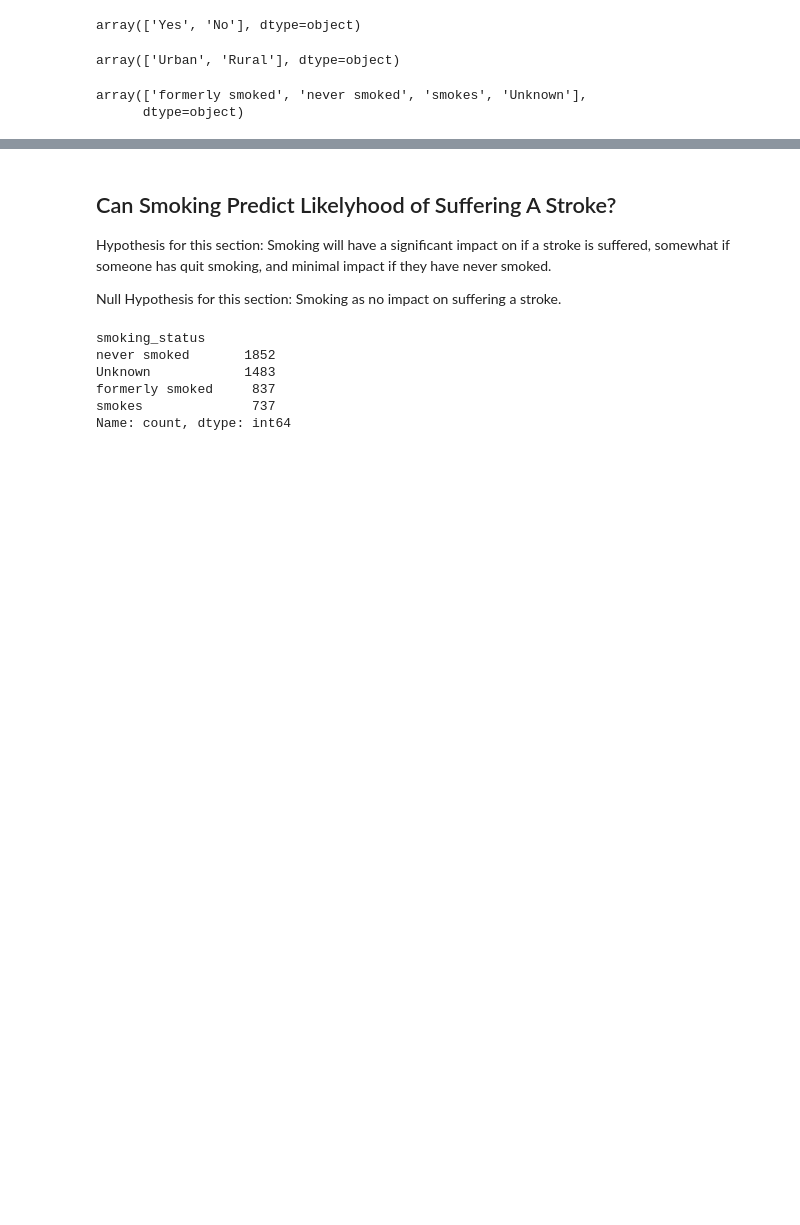
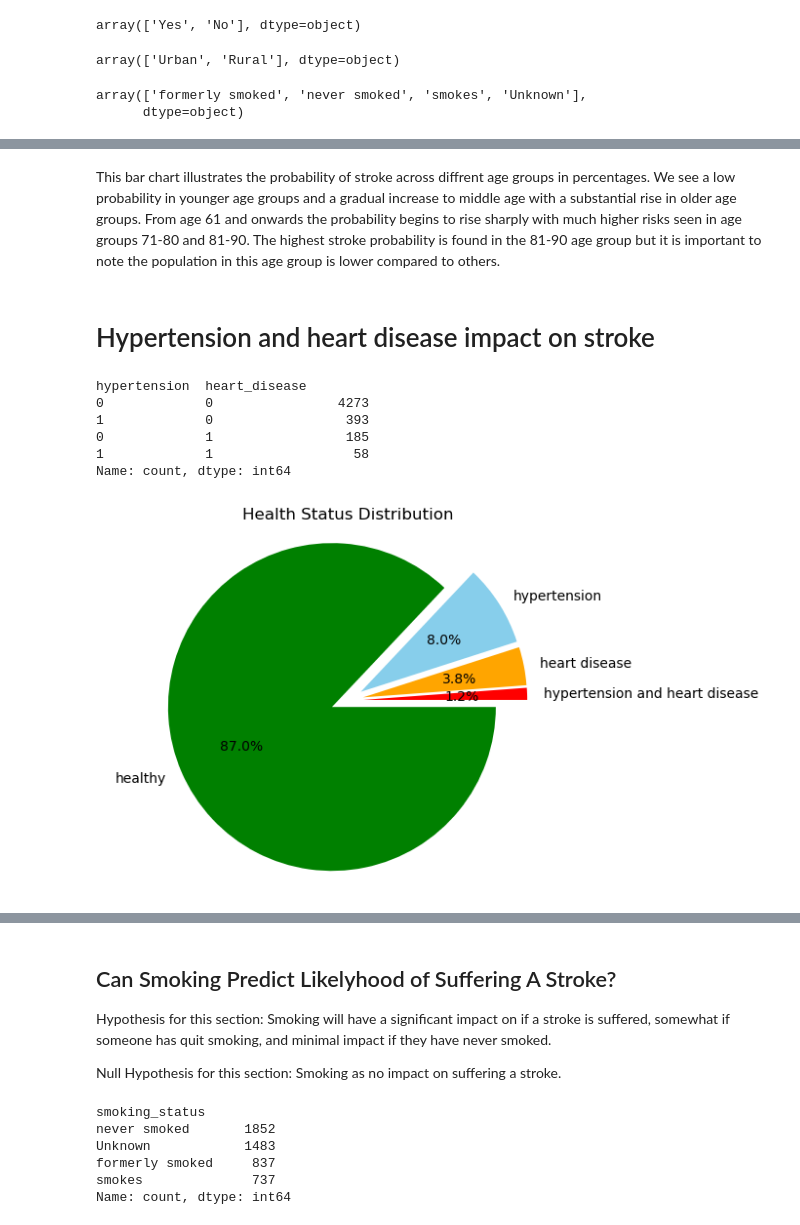
Before and after one commit to talazubi/project-1, a Jupyter notebook: project-1/cleaned_stroke_df.ipynb, the cells around one changed output, grey strips where cells are left out. Saved outputs shown, nothing was run; the diff lists cells and outputs as text; code cells hidden in the pictures; blank space fills up the shorter version.

```diff
--- a/project-1/cleaned_stroke_df.ipynb
+++ b/project-1/cleaned_stroke_df.ipynb
@@ -129,0 +264,27 @@ array(['formerly smoked', 'never smoked', 'smokes', 'Unknown'],
+# %% [markdown]
+This bar chart illustrates the probability of stroke across diffrent age groups in percentages. We see a low probability in younger age groups and a gradual increase to middle age with a substantial rise in older age groups. From age 61 and onwards the probability begins to rise sharply with much higher risks seen in age groups 71-80 and 81-90. The highest stroke probability is found in the 81-90 age group but it is important to note the population in this age group is lower compared to others.
+# %% [markdown]
+# Hypertension and heart disease impact on stroke
+# %%
+# check the hypertension and heart_disease columns value count summary
+stroke_predictive[["hypertension","heart_disease"]].value_counts()
+# %% [output]
+hypertension  heart_disease
+0             0                4273
+1             0                 393
+0             1                 185
+1             1                  58
+Name: count, dtype: int64
+# %%
+#creating a pie chart to visualize the health status distribution based on the conditions of hypertension and heart disease.
+labels=["hypertension and heart disease","heart disease","hypertension","healthy"]
+sizes=stroke_predictive[["hypertension","heart_disease"]].value_counts().sort_values(ascending=True)
+colors=["red","orange","skyblue","green"]
+explode = (0.1, 0.1, 0.1, 0.1)
+plt.pie(sizes,labels=labels,colors=colors,autopct='%1.1f%%',explode=explode)
+plt.title("Health Status Distribution")
+plt.axis("equal")
+plt.savefig("graphs/healthstatus_pie.png")
+plt.show()
+# %% [output]
+[figure, added]
```
Also changed, not shown: parts of 53 cells of this notebook.
